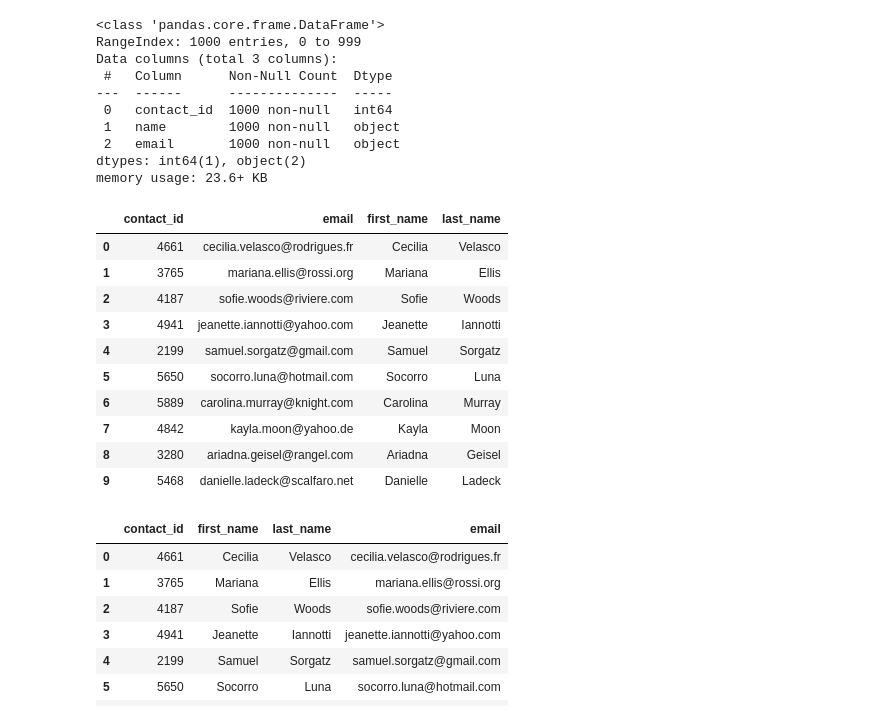
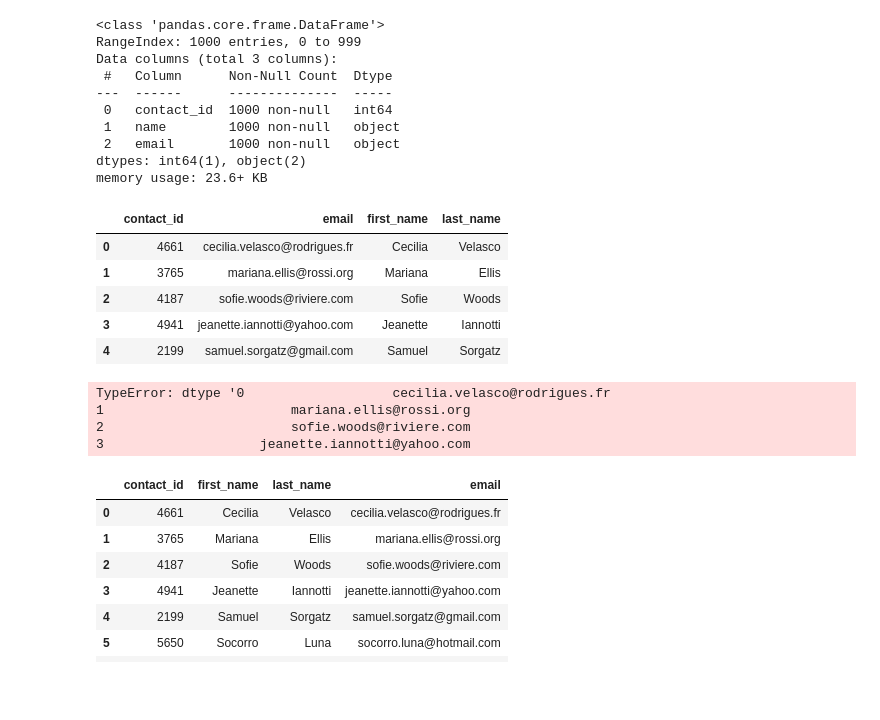
Before and after one commit to theyoungerelder/Crowdfunding_ETL, a Jupyter notebook: ETL_Mini_Project_Starter_Code.ipynb, the cells around one changed output. Cells and saved outputs as stored; diff of their text form; code cells hidden in the pictures; blank space fills up the shorter version.

```diff
--- a/ETL_Mini_Project_Starter_Code.ipynb
+++ b/ETL_Mini_Project_Starter_Code.ipynb
@@ -353,13 +353,14 @@ Then export the DataFrame as a `contacts.csv` CSV file.
 # Iterate through the contact_info_df and convert each row to a dictionary.
 import json
 dict_values = []
-for row in contact_info_df.iterrows():
-    adict=row[1]
-    print(adict.to_dict().values())
-#     alist=row.values()
-#     print(alist)
-
-
-# Print out the list of values for each row.
+for i,row in enumerate(contact_info_df.iterrows()):
+    if i==0:
+        pass
+    else:
+        d=row[1][0]
+        try:
+            d=json.loads(d)
+        except: pass
+        dict_values+=[list(d.values())]
 print(dict_values)
 # %% [output]
@@ -383,8 +367,0 @@ dict_values(['{"contact_id": 4939, "name": "Michelangelo Hess", "email": "michel
-# %%
-# Iterate through the contact_info_df and convert each row to a dictionary.
-import json
-dict_values = []
-
-
-# Print out the list of values for each row.
-print(dict_values)
@@ -393,6 +368,9 @@ print(dict_values)
 # %%
 # Create a contact_info DataFrame and add each list of values, i.e., each row
 # to the 'contact_id', 'name', 'email' columns.
+newlist=[{'contact_id':row[0],'name':row[1],'email':row[2]} for row in dict_values]
+contact_info=pd.DataFrame(newlist)
+contact_info.head()
 # %% [output]
 |  | contact_id | name | email |
 | 0 | 4661 | Cecilia Velasco | cecilia.velasco@rodrigues.fr |
@@ -415,21 +394,36 @@ dtypes: int64(1), object(2)
 memory usage: 23.6+ KB
 # %%
 # Create a "first"name" and "last_name" column with the first and last names from the "name" column.
-
-
+first_name=[]
+last_name=[]
+for name in contact_info['name']:
+    fn,ln=name.split()
+    first_name+=[fn]
+    last_name+=[ln]
+contact_info['first_name']=first_name
+contact_info['last_name']=last_name
 # Drop the contact_name column
+contact_info=contact_info.drop(columns=['name'])
+contact_info.head()
 # %% [output]
 |  | contact_id | email | first_name | last_name |
 | 0 | 4661 | cecilia.velasco@rodrigues.fr | Cecilia | Velasco |
 | 1 | 3765 | mariana.ellis@rossi.org | Mariana | Ellis |
 | 2 | 4187 | sofie.woods@riviere.com | Sofie | Woods |
 | 3 | 4941 | jeanette.iannotti@yahoo.com | Jeanette | Iannotti |
 | 4 | 2199 | samuel.sorgatz@gmail.com | Samuel | Sorgatz |
-| 5 | 5650 | socorro.luna@hotmail.com | Socorro | Luna |
-| 6 | 5889 | carolina.murray@knight.com | Carolina | Murray |
-| 7 | 4842 | kayla.moon@yahoo.de | Kayla | Moon |
-| 8 | 3280 | ariadna.geisel@rangel.com | Ariadna | Geisel |
-| 9 | 5468 | danielle.ladeck@scalfaro.net | Danielle | Ladeck |
+# %%
+contact_info=pd.DataFrame({
+    contact_info['contact_id']
+    ,contact_info['first_name']
+    ,contact_info['last_name']
+    ,contact_info['email']
+)
+# %% [output]
+TypeError: dtype '0                   cecilia.velasco@rodrigues.fr
+1                        mariana.ellis@rossi.org
+2                        sofie.woods@riviere.com
+3                    jeanette.iannotti@yahoo.com
 # %%
 # Reorder the columns
 # %% [output]
```
Also changed, not shown: parts of 3 cells of this notebook.
